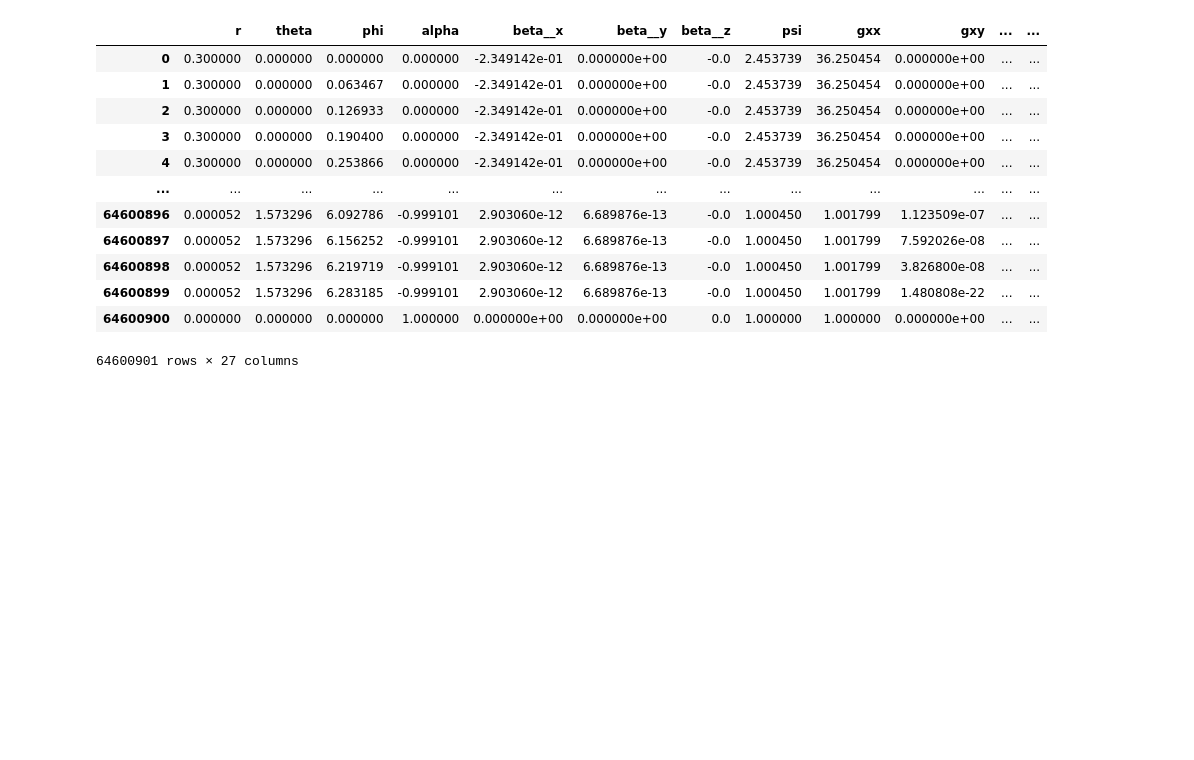
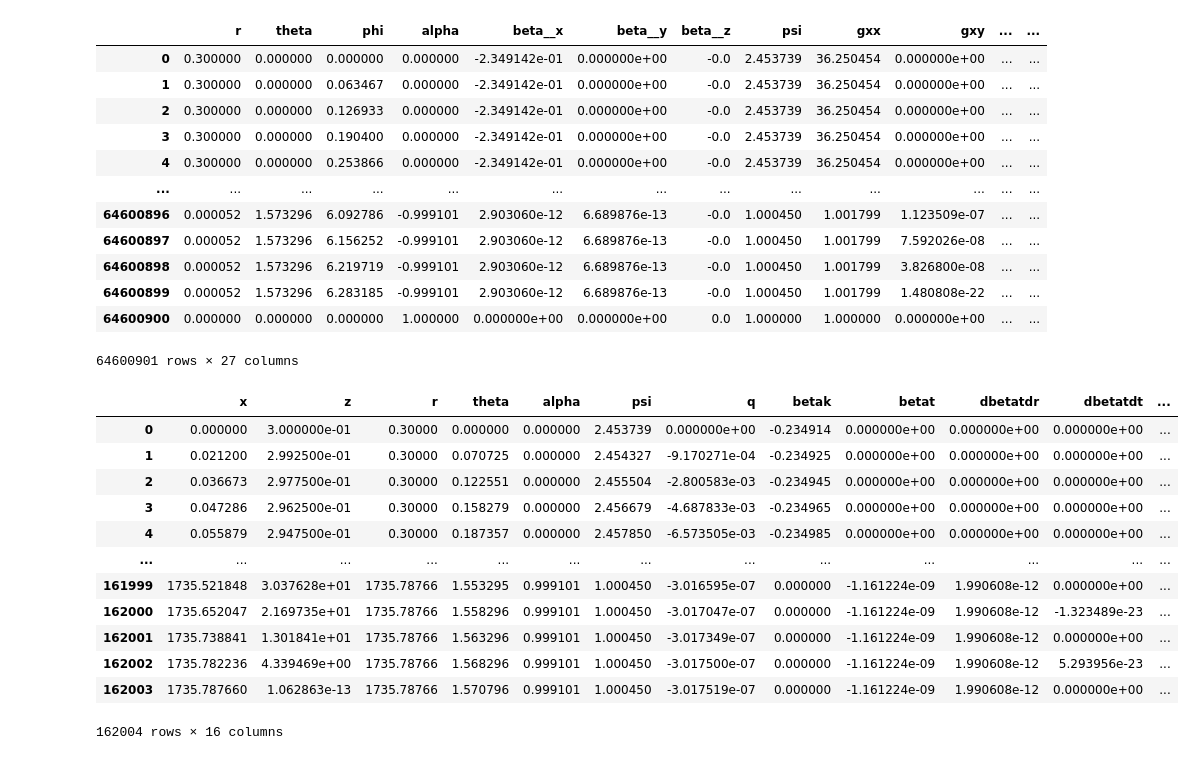
Before and after one commit to TsokarosRelativity/BlackHoleDiskProject, a Jupyter notebook: notebooks/interpolationcheck.ipynb, the cells around one changed output. Cells and saved outputs as stored; diff of their text form; code cells hidden in the pictures; blank space fills up the shorter version.

```diff
--- a/notebooks/interpolationcheck.ipynb
+++ b/notebooks/interpolationcheck.ipynb
@@ -46,0 +45,35 @@ p = (0.35,)
+# %%
+column_names = [
+    "x",
+    "z",
+    "r",
+    "theta",
+    "alpha",
+    "psi",
+    "q",
+    "betak",
+    "betat",
+    "dbetatdr",
+    "dbetatdt",
+    "He",
+    "Hf",
+    "Omega",
+    "b2",
+    "rho",
+]
+df_2d = pd.read_csv("/data/sjammi6/thesisproject/BlackHoleDiskProject/InitialData/October_15_2024_22-05/2D_data/all_vars.dat", delimiter=r"\s+", header=None, names=column_names)
+df_2d
+# %% [output]
+|  | x | z | r | theta | alpha | psi | q | betak | betat | dbetatdr | dbetatdt | ... |
+| 0 | 0.000000 | 3.000000e-01 | 0.30000 | 0.000000 | 0.000000 | 2.453739 | 0.000000e+00 | -0.234914 | 0.000000e+00 | 0.000000e+00 | 0.000000e+00 | ... |
+| 1 | 0.021200 | 2.992500e-01 | 0.30000 | 0.070725 | 0.000000 | 2.454327 | -9.170271e-04 | -0.234925 | 0.000000e+00 | 0.000000e+00 | 0.000000e+00 | ... |
+| 2 | 0.036673 | 2.977500e-01 | 0.30000 | 0.122551 | 0.000000 | 2.455504 | -2.800583e-03 | -0.234945 | 0.000000e+00 | 0.000000e+00 | 0.000000e+00 | ... |
+| 3 | 0.047286 | 2.962500e-01 | 0.30000 | 0.158279 | 0.000000 | 2.456679 | -4.687833e-03 | -0.234965 | 0.000000e+00 | 0.000000e+00 | 0.000000e+00 | ... |
+| 4 | 0.055879 | 2.947500e-01 | 0.30000 | 0.187357 | 0.000000 | 2.457850 | -6.573505e-03 | -0.234985 | 0.000000e+00 | 0.000000e+00 | 0.000000e+00 | ... |
+| ... | ... | ... | ... | ... | ... | ... | ... | ... | ... | ... | ... | ... |
+| 161999 | 1735.521848 | 3.037628e+01 | 1735.78766 | 1.553295 | 0.999101 | 1.000450 | -3.016595e-07 | 0.000000 | -1.161224e-09 | 1.990608e-12 | 0.000000e+00 | ... |
+| 162000 | 1735.652047 | 2.169735e+01 | 1735.78766 | 1.558296 | 0.999101 | 1.000450 | -3.017047e-07 | 0.000000 | -1.161224e-09 | 1.990608e-12 | -1.323489e-23 | ... |
+| 162001 | 1735.738841 | 1.301841e+01 | 1735.78766 | 1.563296 | 0.999101 | 1.000450 | -3.017349e-07 | 0.000000 | -1.161224e-09 | 1.990608e-12 | 0.000000e+00 | ... |
+| 162002 | 1735.782236 | 4.339469e+00 | 1735.78766 | 1.568296 | 0.999101 | 1.000450 | -3.017500e-07 | 0.000000 | -1.161224e-09 | 1.990608e-12 | 5.293956e-23 | ... |
+| 162003 | 1735.787660 | 1.062863e-13 | 1735.78766 | 1.570796 | 0.999101 | 1.000450 | -3.017519e-07 | 0.000000 | -1.161224e-09 | 1.990608e-12 | 0.000000e+00 | ... |
+162004 rows × 16 columns
```
Also changed, not shown: parts of 63 cells of this notebook, 4 other files.
